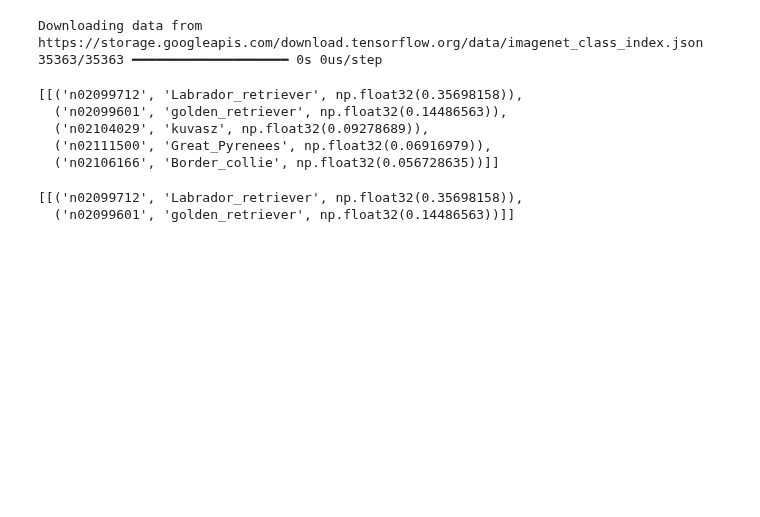
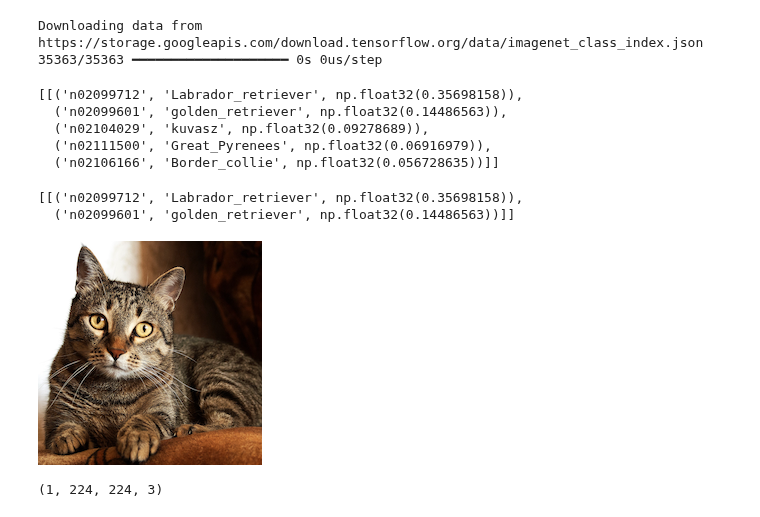
Before and after one commit to yonggyo1125/ai_class_source, a Jupyter notebook: 09 핀테크 머신러닝과 딥러닝 이해/source/day12/vggnet.ipynb, the cells around one changed output. Drawn from its saved outputs; the diff is of its cells as text; code cells hidden in the pictures; blank space fills up the shorter version.

```diff
--- a/09 핀테크 머신러닝과 딥러닝 이해/source/day12/vggnet.ipynb
+++ b/09 핀테크 머신러닝과 딥러닝 이해/source/day12/vggnet.ipynb
@@ -76,3 +76,10 @@ vgg16.decode_predictions(predictions, top=2)
 # %% [output]
 [[('n02099712', 'Labrador_retriever', np.float32(0.35698158)),
   ('n02099601', 'golden_retriever', np.float32(0.14486563))]]
+# %%
+# 고양이 이미지 가져오기
+cat_png = Image.open("images/cat.png")
+
+display(cat_png)
+# %% [output]
+[figure, added]
@@ -78,0 +88,5 @@ vgg16.decode_predictions(predictions, top=2)
+# %%
+vgg_cat = vgg_cat[np.newaxis,:]
+vgg_cat.shape
+# %% [output]
+(1, 224, 224, 3)
```
Also changed, not shown: parts of 2 cells of this notebook.
